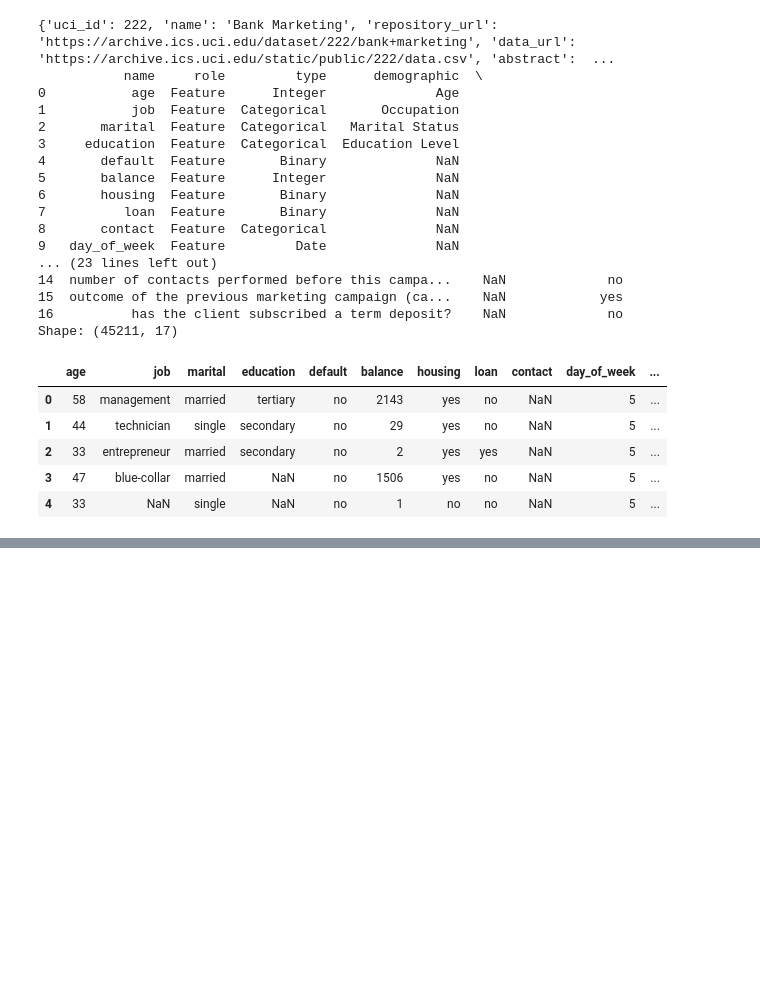
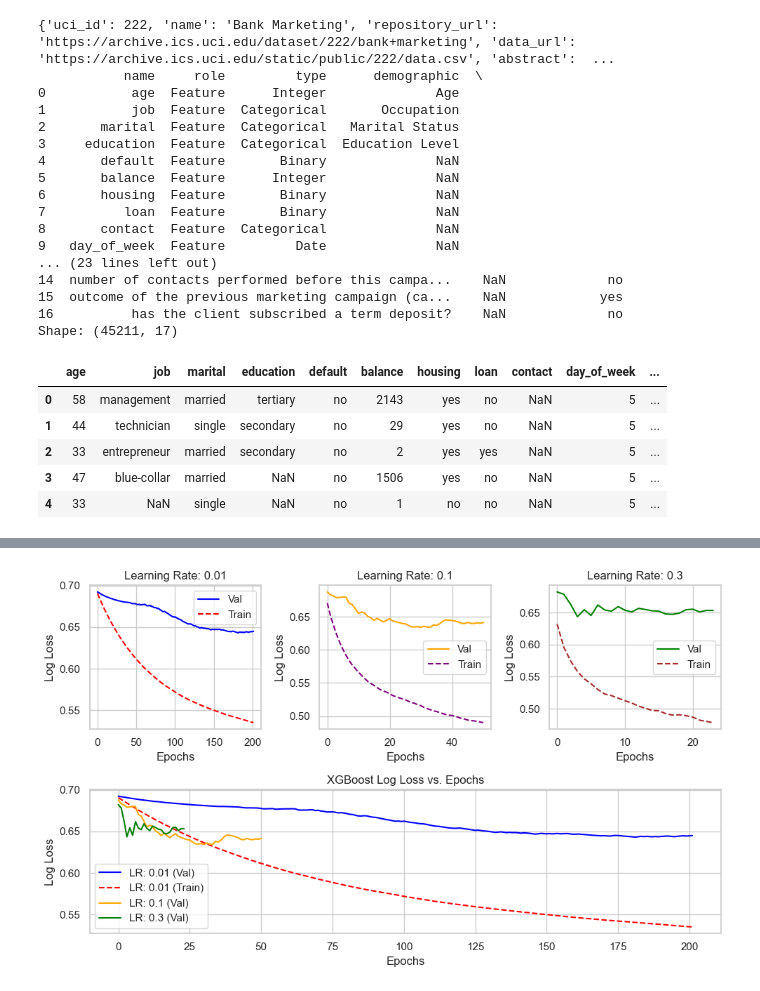
Before and after one commit to MagicineMaker/COMS4995-031-Assignment-2-From-Trees-to-Neural-Networks, a Jupyter notebook: assignment2.ipynb, the cells around one changed output, grey strips where cells are left out. Drawn from its saved outputs; the diff is of its cells as text; code cells hidden in the pictures; blank space fills up the shorter version.

Commit message:
code and training completed

```diff
--- a/assignment2.ipynb
+++ b/assignment2.ipynb
@@ -78,0 +169,8 @@ Shape: (45211, 17)
+# %%
+# Train-Validation-Test Split (70/15/15)
+X_train, X_temp, y_train, y_temp = train_test_split(X, y, test_size=0.30, random_state=42, stratify=y)
+X_val, X_test, y_val, y_test = train_test_split(X_temp, y_temp, test_size=0.50, random_state=42, stratify=y_temp)
+
+print(f"Train size: {X_train.shape[0]}")
+print(f"Validation size: {X_val.shape[0]}")
+print(f"Test size: {X_test.shape[0]}")
@@ -78,0 +225,4 @@ Shape: (45211, 17)
+# %%
+# Scale position weight for GBDT
+pos_weight = (y_train == 0).sum() / (y_train == 1).sum()
+print(f"Calculated pos_weight for XGBoost: {pos_weight:.2f}")
@@ -78,0 +271,51 @@ Shape: (45211, 17)
+# %%
+learning_rates = [0.01, 0.1, 0.3]
+
+plt.figure(figsize=(10, 6))
+axes = [plt.subplot2grid((2, 3), (0, 0)), plt.subplot2grid((2, 3), (0, 1)), plt.subplot2grid((2, 3), (0, 2))]
+ax = plt.subplot2grid((2, 3), (1, 0), colspan=3)
+
+colors_val = ['blue', 'orange', 'green']
+colors_train = ['red', 'purple', 'brown']
+
+for i in range(len(learning_rates)):
+    lr = learning_rates[i]
+    params = best_params.copy()
+    params['learning_rate'] = lr
+    params['n_estimators'] = 1000
+
+    model = xgb.XGBClassifier(**params, random_state=42, enable_categorical=True, early_stopping_rounds=20, scale_pos_weight=pos_weight)
+
+    eval_set = [(X_train_gbdt, y_train), (X_val_gbdt, y_val)]
+    model.fit(
+        X_train_gbdt, y_train,
+        eval_set=eval_set,
+        verbose=False
+    )
+
+    results = model.evals_result()
+    train_loss = results['validation_0']['logloss']
+    val_loss = results['validation_1']['logloss']
+    epochs = len(val_loss)
+    x_axis = range(0, epochs)
+
+    axes[i].plot(x_axis, val_loss, label=f'Val', color=colors_val[i])
+    axes[i].plot(x_axis, train_loss, label=f'Train', color=colors_train[i], linestyle='--')
+    axes[i].set_title(f'Learning Rate: {lr}')
+    axes[i].set_ylabel('Log Loss')
+    axes[i].set_xlabel('Epochs')
+    axes[i].legend()
+    ax.plot(x_axis, val_loss, label=f'LR: {lr} (Val)', color=colors_val[i])
+
+    if lr == best_params['learning_rate']:
+        final_xgb_model = model
+        ax.plot(x_axis, train_loss, label=f'LR: {lr} (Train)', color=colors_train[i], linestyle='--')
+
+ax.set_title('XGBoost Log Loss vs. Epochs')
+ax.set_xlabel('Epochs')
+ax.set_ylabel('Log Loss')
+ax.legend()
+plt.tight_layout()
+plt.show()
+# %% [output]
+[figure, added]
```
Also changed, not shown: parts of 17 cells of this notebook, 1 other file.
